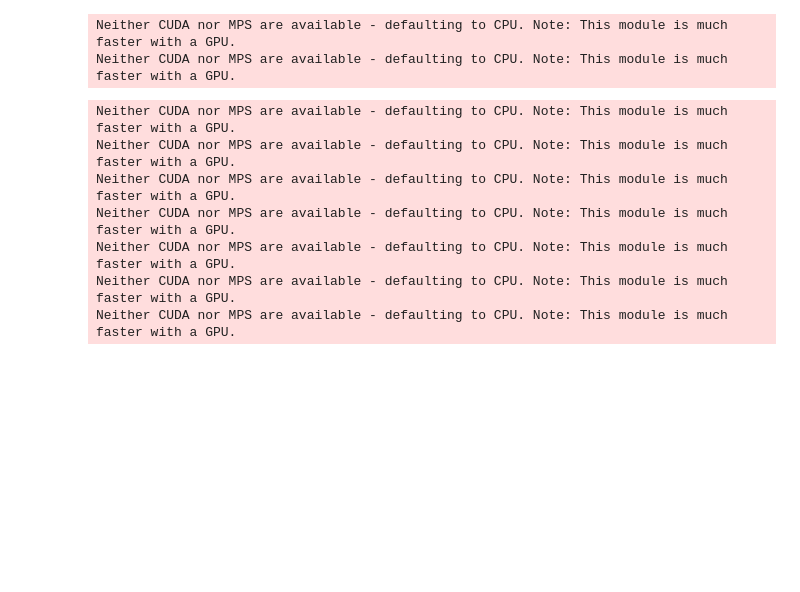
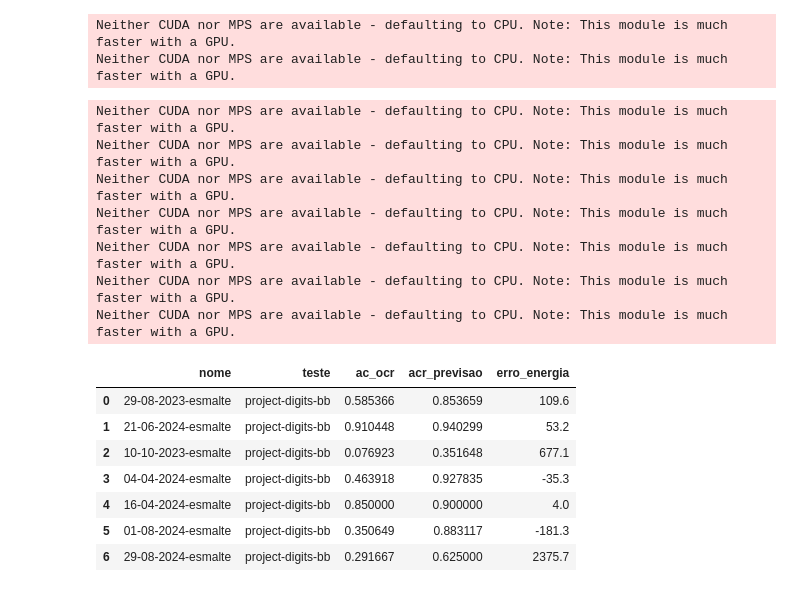
Before and after one commit to Jliporace/reading-kiln-termostat, a Jupyter notebook: notebooks/OCR_easyOCR.ipynb, the cells around one changed output. Cells and saved outputs as stored; diff of their text form; code cells hidden in the pictures; blank space fills up the shorter version.

```diff
--- a/notebooks/OCR_easyOCR.ipynb
+++ b/notebooks/OCR_easyOCR.ipynb
@@ -28,24 +30,36 @@ prep = PreProcesser.PreProcesser()
 # %% [output]
 Neither CUDA nor MPS are available - defaulting to CPU. Note: This module is much faster with a GPU.
 Neither CUDA nor MPS are available - defaulting to CPU. Note: This module is much faster with a GPU.
-# %%
-firings = ['29-08-2023-esmalte', '21-06-2024-esmalte',
-           '04-09-2023-esmalte', '04-04-2024-esmalte', '16-04-2024-esmalte',
-          '01-08-2024-esmalte', '29-08-2024-esmalte']
-
-initial_temps = [1158, 1160, 1078, 1141, 1160, 1157, 1156]
-final_temps = [1220, 1209, 1220, 1212, 1212, 1212, 1210]
-test_name = 'best_mask_3'
-for firing, initial_temp, final_temp in zip(firings, initial_temps, final_temps):
-    dir_path = f'/home/jessica/reading-kiln-termostat/data/original_recordings/{firing}'
-    save_path = f'/home/jessica/reading-kiln-termostat/data/processed_recordings/'
-    curve_creator = CurveCreator.CurveCreator(dir_path, save_path, initial_temp, final_temp)
-    curve_creator.create_curve(test_name)
-# %% [output]
-Neither CUDA nor MPS are available - defaulting to CPU. Note: This module is much faster with a GPU.
-Neither CUDA nor MPS are available - defaulting to CPU. Note: This module is much faster with a GPU.
-Neither CUDA nor MPS are available - defaulting to CPU. Note: This module is much faster with a GPU.
-Neither CUDA nor MPS are available - defaulting to CPU. Note: This module is much faster with a GPU.
-Neither CUDA nor MPS are available - defaulting to CPU. Note: This module is much faster with a GPU.
-Neither CUDA nor MPS are available - defaulting to CPU. Note: This module is much faster with a GPU.
-Neither CUDA nor MPS are available - defaulting to CPU. Note: This module is much faster with a GPU.
+# %%
+firings = ['29-08-2023-esmalte', '21-06-2024-esmalte',
+           '10-10-2023-esmalte', '04-04-2024-esmalte', '16-04-2024-esmalte',
+          '01-08-2024-esmalte', '29-08-2024-esmalte']
+
+initial_temps = [1158, 1160 , 1157, 1141, 1160, 1157, 1157]
+final_temps = [1220, 1209 , 1220, 1212, 1212, 1212, 1210]
+test_name = 'project-digits-bb'
+df = pd.DataFrame(columns = ['nome', 'teste', 'ac_ocr', 'acr_previsao', 'erro_energia'])
+for firing, initial_temp, final_temp in zip(firings, initial_temps, final_temps):
+    save_path = f'/home/jessica/reading-kiln-termostat/data/recordings/test_results/{test_name}'
+    curve_creator = CurveCreator.CurveCreator(firing, save_path, initial_temp, final_temp)
+    curve, df_result = curve_creator.create_curve(test_name, method = 'digits')
+    df = pd.concat([df, df_result], ignore_index=True)
+    df.to_csv(save_path + '/test-results.csv')
+
+df
+# %% [output]
+Neither CUDA nor MPS are available - defaulting to CPU. Note: This module is much faster with a GPU.
+Neither CUDA nor MPS are available - defaulting to CPU. Note: This module is much faster with a GPU.
+Neither CUDA nor MPS are available - defaulting to CPU. Note: This module is much faster with a GPU.
+Neither CUDA nor MPS are available - defaulting to CPU. Note: This module is much faster with a GPU.
+Neither CUDA nor MPS are available - defaulting to CPU. Note: This module is much faster with a GPU.
+Neither CUDA nor MPS are available - defaulting to CPU. Note: This module is much faster with a GPU.
+Neither CUDA nor MPS are available - defaulting to CPU. Note: This module is much faster with a GPU.
+|  | nome | teste | ac_ocr | acr_previsao | erro_energia |
+| 0 | 29-08-2023-esmalte | project-digits-bb | 0.585366 | 0.853659 | 109.6 |
+| 1 | 21-06-2024-esmalte | project-digits-bb | 0.910448 | 0.940299 | 53.2 |
+| 2 | 10-10-2023-esmalte | project-digits-bb | 0.076923 | 0.351648 | 677.1 |
+| 3 | 04-04-2024-esmalte | project-digits-bb | 0.463918 | 0.927835 | -35.3 |
+| 4 | 16-04-2024-esmalte | project-digits-bb | 0.850000 | 0.900000 | 4.0 |
+| 5 | 01-08-2024-esmalte | project-digits-bb | 0.350649 | 0.883117 | -181.3 |
+| 6 | 29-08-2024-esmalte | project-digits-bb | 0.291667 | 0.625000 | 2375.7 |
```
Also changed, not shown: parts of 29 cells of this notebook, 23 other files.
